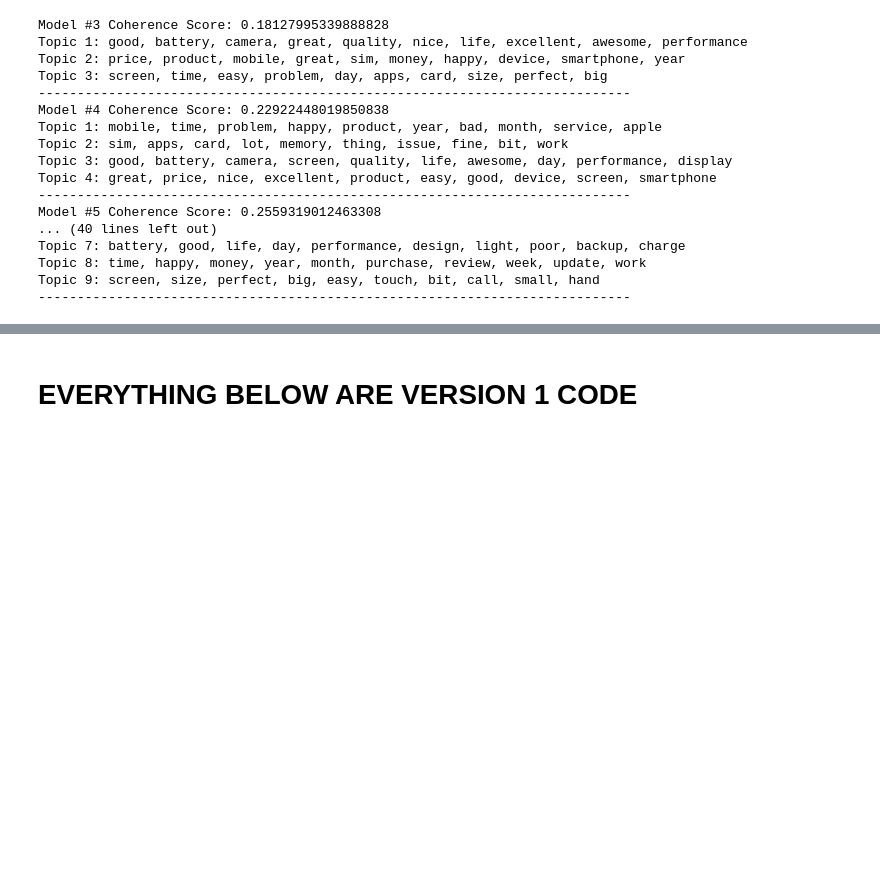
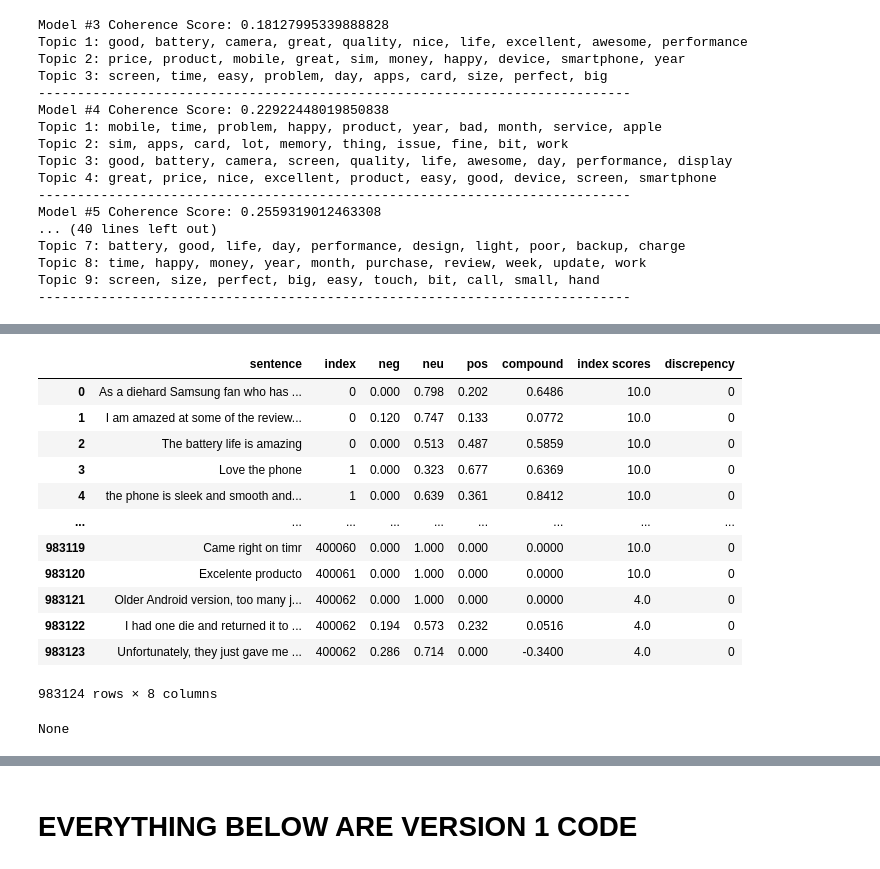
Before and after one commit to ngohngoh/phone-reviews-analysis, a Jupyter notebook: Cell phone Reviews - YL.ipynb, the cells around one changed output, grey strips where cells are left out. Saved outputs shown, nothing was run; the diff lists cells and outputs as text; code cells hidden in the pictures; blank space fills up the shorter version.

```diff
--- a/Cell phone Reviews - YL.ipynb
+++ b/Cell phone Reviews - YL.ipynb
@@ -872,0 +893,16 @@ pickle.dump(gensim_noun_adj_models, open("mallet_noun_adj_models.pkl", "wb"))
+# %%
+from vaderSentiment.vaderSentiment import SentimentIntensityAnalyzer
+analyser = SentimentIntensityAnalyzer()
+# %%
+scores =[]
+
+try:
+    for sentence_value in sentences_df['sentence']:
+        score = analyser.polarity_scores(sentence_value)
+        scores.append(score)
+except Exception as e:
+    print(str(e))
+# %%
+sentencesScores = pd.concat([sentences_df,pd.DataFrame(scores)],axis =1, sort = False)
+sentencesScores['index scores'] = index_score_list
+sentencesScores
@@ -872,0 +923,35 @@ pickle.dump(gensim_noun_adj_models, open("mallet_noun_adj_models.pkl", "wb"))
+# %%
+discrepency = []
+
+for index, row in sentencesScores.iterrows():
+    if row['compound'] >= 0.3 and row['index scores'] < 6:
+        discrepency.append(1)
+    elif -0.3 > row['compound'] > 0.3 and not(4 > row['index scores'] > 6):
+        discrepency.append(1)
+    elif row['compound'] <= -0.3 and row['index scores'] > 4:
+        discrepency.append(1)
+    else:
+        discrepency.append(0)
+
+sentencesScores['discrepency'] = discrepency
+sentencesScores
+# %% [output]
+|  | sentence | index | neg | neu | pos | compound | index scores | discrepency |
+| 0 | As a diehard Samsung fan who has ... | 0 | 0.000 | 0.798 | 0.202 | 0.6486 | 10.0 | 0 |
+| 1 | I am amazed at some of the review... | 0 | 0.120 | 0.747 | 0.133 | 0.0772 | 10.0 | 0 |
+| 2 | The battery life is amazing | 0 | 0.000 | 0.513 | 0.487 | 0.5859 | 10.0 | 0 |
+| 3 | Love the phone | 1 | 0.000 | 0.323 | 0.677 | 0.6369 | 10.0 | 0 |
+| 4 | the phone is sleek and smooth and... | 1 | 0.000 | 0.639 | 0.361 | 0.8412 | 10.0 | 0 |
+| ... | ... | ... | ... | ... | ... | ... | ... | ... |
+| 983119 | Came right on timr | 400060 | 0.000 | 1.000 | 0.000 | 0.0000 | 10.0 | 0 |
+| 983120 | Excelente producto | 400061 | 0.000 | 1.000 | 0.000 | 0.0000 | 10.0 | 0 |
+| 983121 | Older Android version, too many j... | 400062 | 0.000 | 1.000 | 0.000 | 0.0000 | 4.0 | 0 |
+| 983122 | I had one die and returned it to ... | 400062 | 0.194 | 0.573 | 0.232 | 0.0516 | 4.0 | 0 |
+| 983123 | Unfortunately, they just gave me ... | 400062 | 0.286 | 0.714 | 0.000 | -0.3400 | 4.0 | 0 |
+983124 rows × 8 columns
+# %%
+sentencesDiscrepency = sentencesScores.loc[sentencesScores['discrepency'] == 1]
+len(sentencesDiscrepency)
+print(sentencesDiscrepency.to_csv("discrepency.csv"))
+# %% [output]
+None
```
Also changed, not shown: parts of 19 cells of this notebook.
